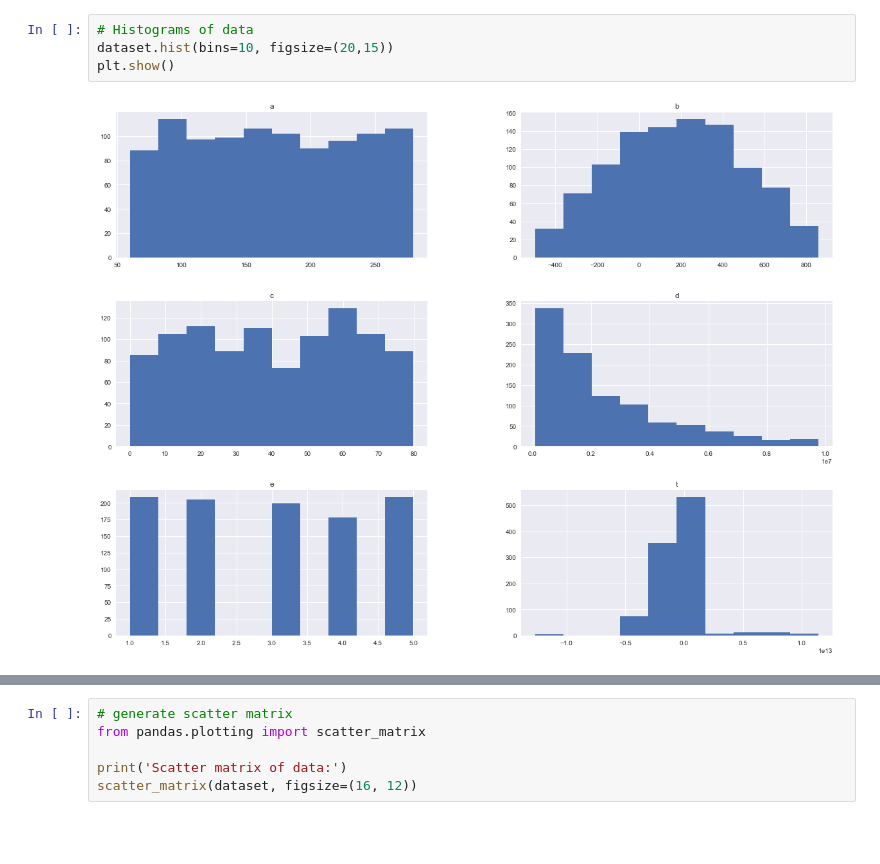
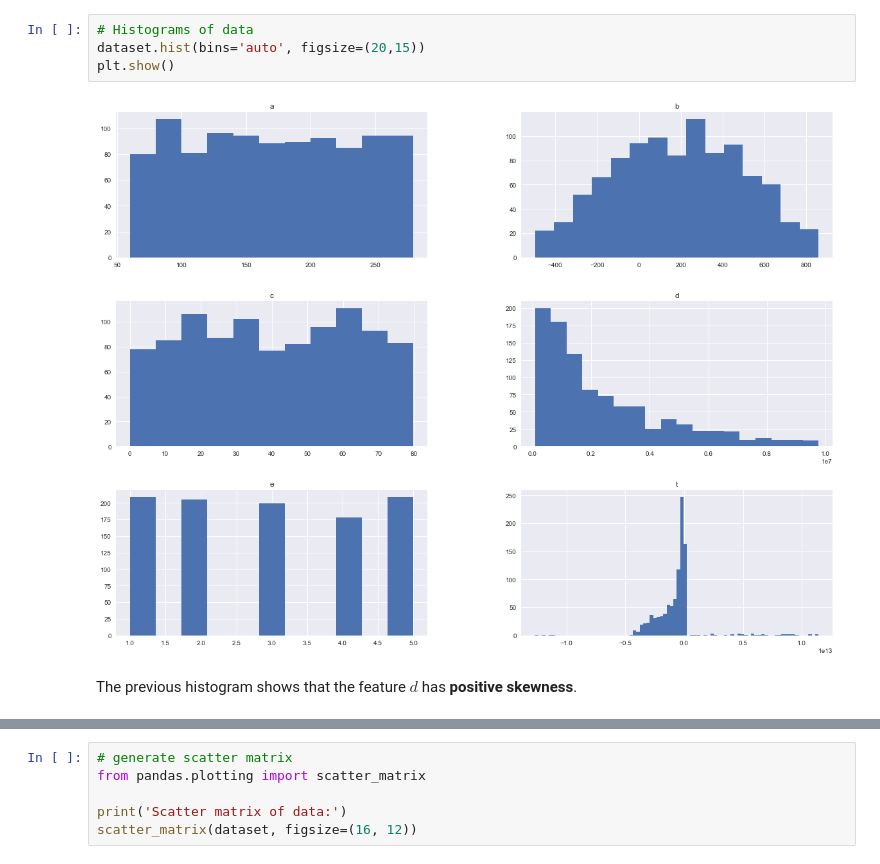
Before and after one commit to jacopoventura/6Datasets_challange, a Jupyter notebook: dataSet3.ipynb, the cells around one changed output, grey strips where cells are left out. Drawn from its saved outputs; the diff is of its cells as text; blank space fills up the shorter version.

```diff
--- a/dataSet3.ipynb
+++ b/dataSet3.ipynb
@@ -52,6 +111,8 @@ Descriptive statistics of the dataset:
 # %%
 # Histograms of data
-dataset.hist(bins=10, figsize=(20,15))
+dataset.hist(bins='auto', figsize=(20,15))
 plt.show()
 # %% [output]
-[figure, old version]
+[figure, new version]
+# %% [markdown]
+The previous histogram shows that the feature $d$ has **positive skewness**.
```
Also changed, not shown: parts of 23 cells of this notebook, 1 other file.
